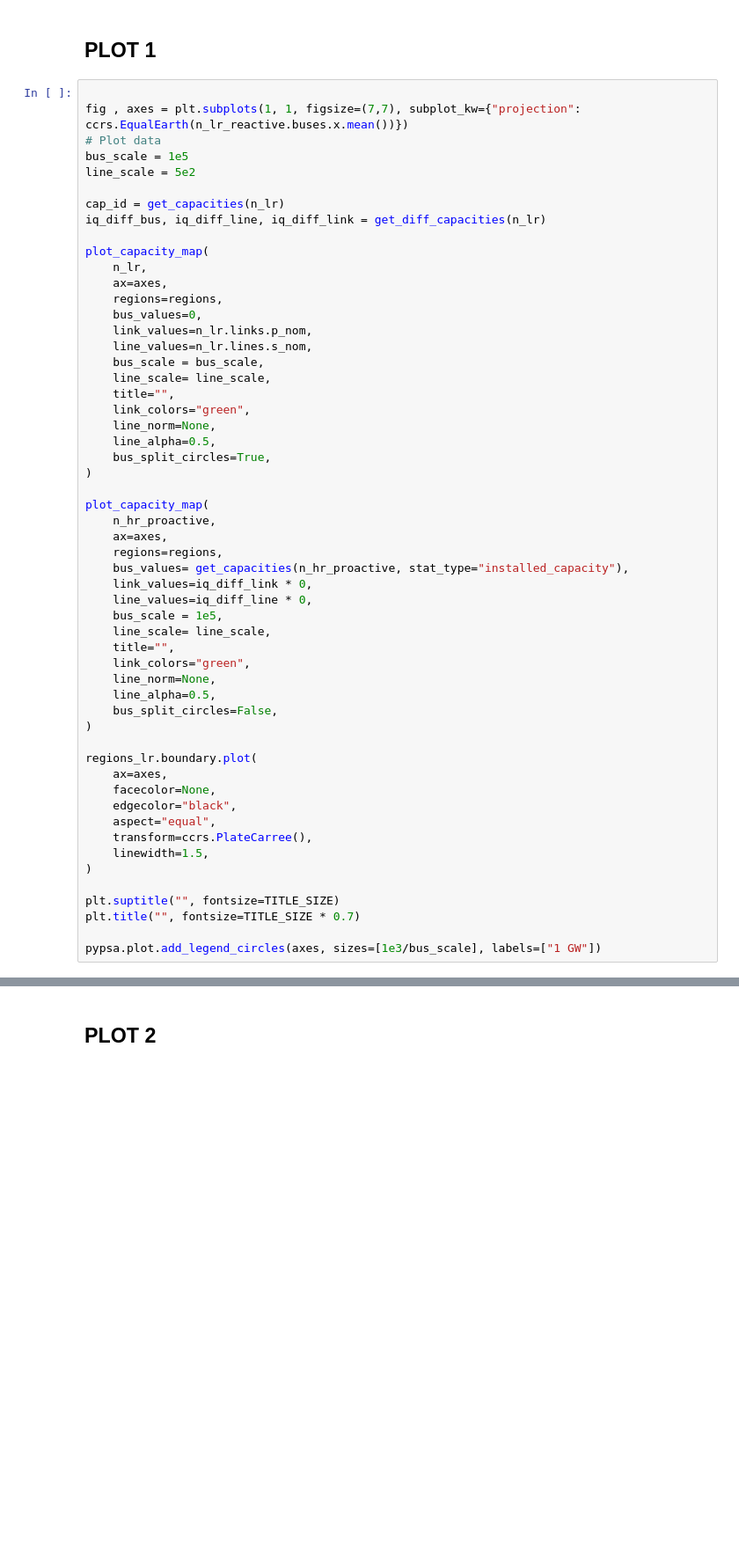
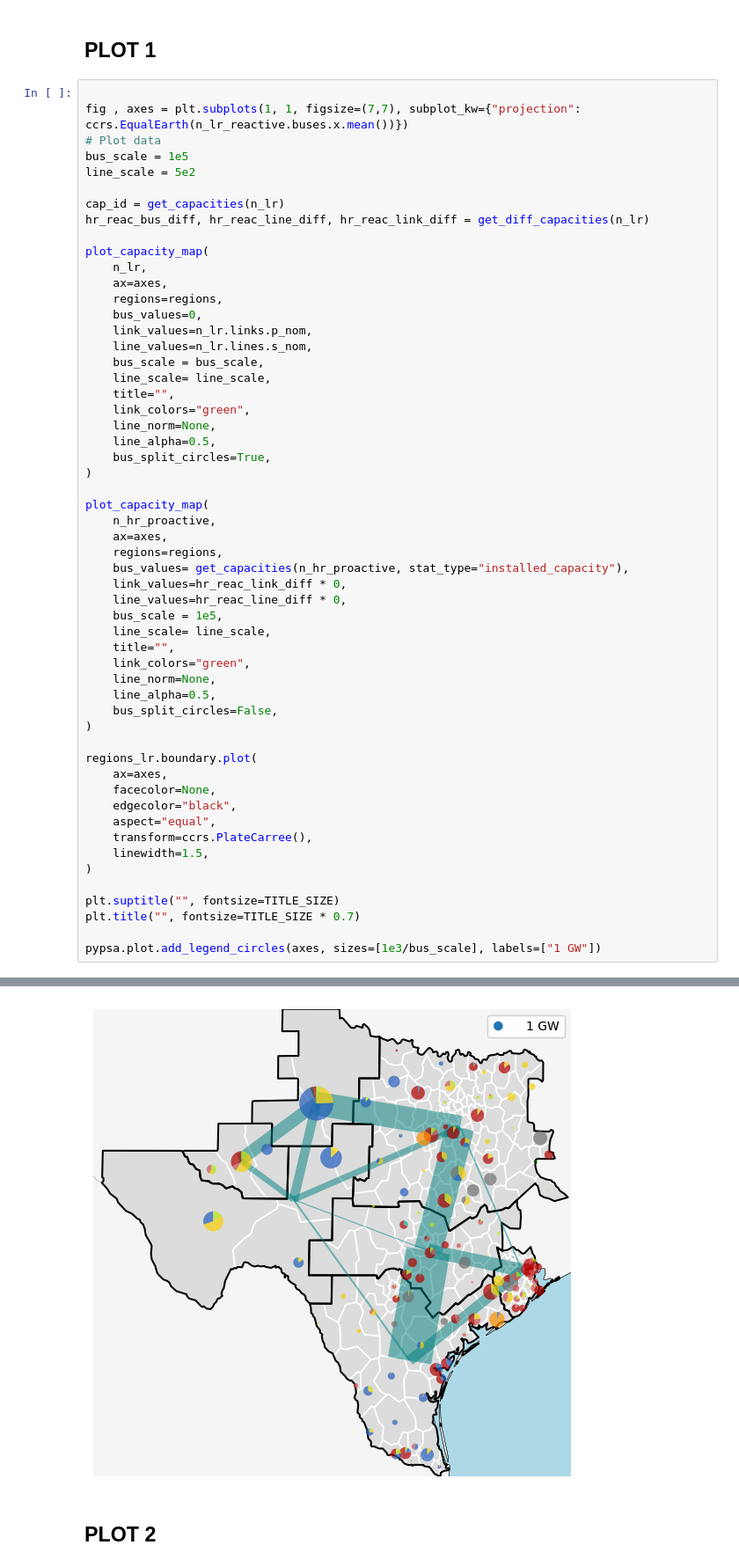
Before and after one commit to ktehranchi/pypsa-usa, a Jupyter notebook: workflow/notebooks/CH2/plot_network_maps2ERCOT.ipynb, the cells around one changed output, grey strips where cells are left out. Shown at 88% size. Saved outputs shown, nothing was run; the diff lists cells and outputs as text; blank space fills up the shorter version.

```diff
--- a/workflow/notebooks/CH2/plot_network_maps2ERCOT.ipynb
+++ b/workflow/notebooks/CH2/plot_network_maps2ERCOT.ipynb
@@ -522,7 +774,7 @@ bus_scale = 1e5
 line_scale = 5e2
 
 cap_id = get_capacities(n_lr)
-iq_diff_bus, iq_diff_line, iq_diff_link = get_diff_capacities(n_lr)
+hr_reac_bus_diff, hr_reac_line_diff, hr_reac_link_diff = get_diff_capacities(n_lr)
 
 plot_capacity_map(
     n_lr,
@@ -545,8 +797,8 @@ plot_capacity_map(
     ax=axes,
     regions=regions,
     bus_values= get_capacities(n_hr_proactive, stat_type="installed_capacity"),
-    link_values=iq_diff_link * 0,
-    line_values=iq_diff_line * 0,
+    link_values=hr_reac_link_diff * 0,
+    line_values=hr_reac_line_diff * 0,
     bus_scale = 1e5,
     line_scale= line_scale,
     title="",
@@ -569,3 +821,4 @@ plt.suptitle("", fontsize=TITLE_SIZE)
 plt.title("", fontsize=TITLE_SIZE * 0.7)
 
 pypsa.plot.add_legend_circles(axes, sizes=[1e3/bus_scale], labels=["1 GW"])
+# %% [output]
@@ -572,3 +842,4 @@ pypsa.plot.add_legend_circles(axes, sizes=[1e3/bus_scale], labels=["1 GW"])
+[figure, added]
 # %% [markdown]
 ## PLOT 2
 # %%
```
Also changed, not shown: parts of 13 cells of this notebook, 1 other file.
